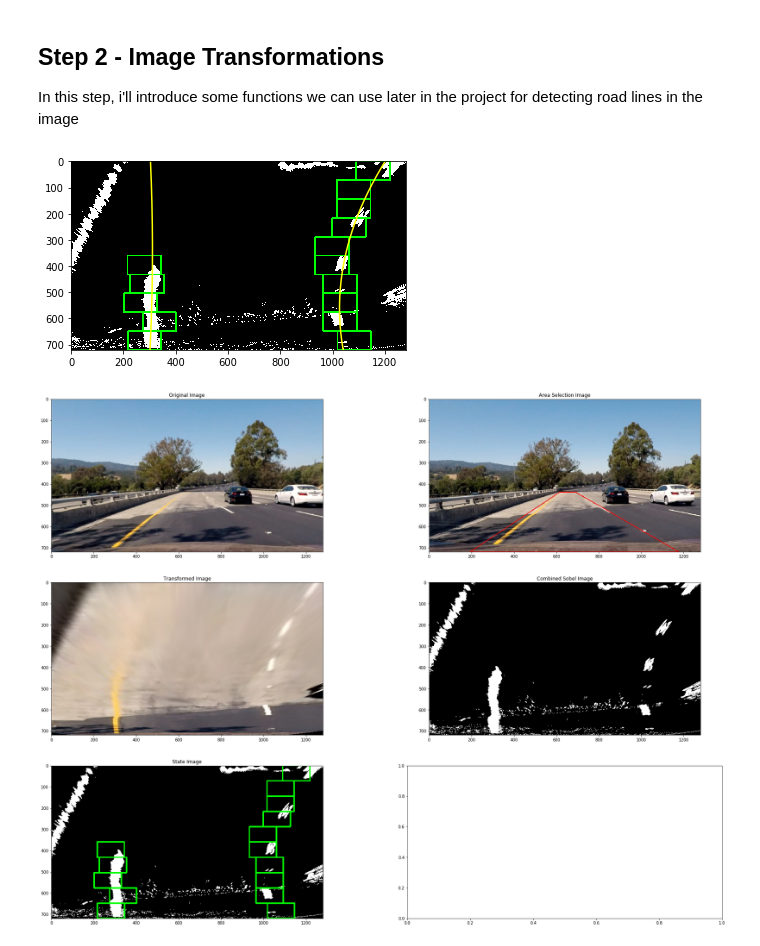
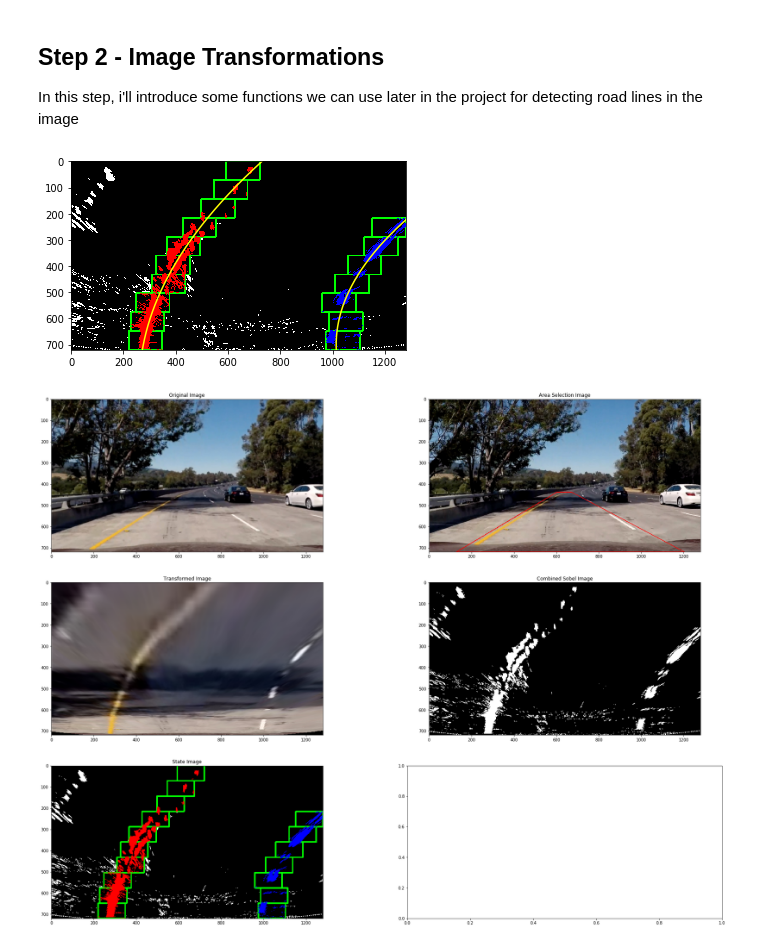
Before and after one commit to sachitv/CarND-Advanced-Lane-Lines, a Jupyter notebook: Project4.ipynb, the cells around one changed output. Drawn from its saved outputs; the diff is of its cells as text; code cells hidden in the pictures.

Commit message:
Small Improvements
- Colour the detected lines red and blue
- Optimisation to find average of best points in getBestPoint

```diff
--- a/Project4.ipynb
+++ b/Project4.ipynb
@@ -194,10 +194,10 @@ def getROIImage(img):
     width, height = img.shape[1], img.shape[0]
 
     up = 0.61*height;
-    bottom_left = (0.15*width, height);
-    mid_left = (0.48*width,up);
-    mid_right = [0.54*width,up];
-    bottom_right = [0.92*width, height];
+    bottom_left = (0.10*width, height);
+    mid_left = (0.47*width,up);
+    mid_right = [0.525*width,up];
+    bottom_right = [0.94*width, height];
 
     #Uncomment this line for debugging purposes only
     img_copy = np.copy(img);
@@ -310,7 +310,8 @@ class State():
         right_fitx = right_fit[0]*ploty**2 + right_fit[1]*ploty + right_fit[2]
 
         #print(out_img.shape)
-        #out_img[nonZeroYLeft, nonZeroXLeft] = [255, 0, 0]
+        out_img[nonZeroYLeft, nonZeroXLeft] = [255, 0, 0]
+        out_img[nonZeroYRight, nonZeroXRight] = [0, 0, 255]
 
         plt.imshow(out_img)
         plt.plot(left_fitx, ploty, color='yellow')
@@ -320,7 +321,7 @@ class State():
 
         self.m_OutputImage = out_img
 
-def getBestPoint(maskImage, window_width, window_height, window_start_y, window_start_x, max_deviation_x, threshold_factor=0.05):
+def getBestPoint(maskImage, window_width, window_height, window_start_y, window_start_x, max_deviation_x, threshold_factor=0.03):
     # let's create a sample image
     imgHeight, imgWidth = maskImage.shape[0], maskImage.shape[1]
 
@@ -334,8 +335,6 @@ def getBestPoint(maskImage, window_width, window_height, window_start_y, window_
     startX = max(window_start_x - max_deviation_x, 0)
     endX = min(window_start_x + max_deviation_x, imgWidth - window_width)
 
-    #print(startX, endX)
-
     #boundaries of the window in the Y axis
     startY = max(window_start_y - window_height, 0)
     endY = window_start_y
@@ -343,7 +342,10 @@ def getBestPoint(maskImage, window_width, window_height, window_start_y, window_
     best_value = -1
     best_coordinate = -1
 
-    #at least 5% of the pixels should be activated
+    last_coordinate = int(-1)
+    num_consecutive_best_coordinate = 0
+
+    #at least 'threshold_factor' of the pixels should be activated.
     threshold_value = math.ceil(window_width*window_height*threshold_factor)
 
     #now slide the windowImg across the mask image
@@ -356,6 +358,16 @@ def getBestPoint(maskImage, window_width, window_height, window_start_y, window_
         if((maskSum > best_value) & (maskSum > threshold_value)):
             best_coordinate = x
             best_value = maskSum
+
+        elif( (maskSum == best_value) & (x - last_coordinate == 1) ):
+            num_consecutive_best_coordinate += 1
+            ranges = np.arange(x-num_consecutive_best_coordinate, x)
+            best_coordinate = math.floor(np.average(ranges))
+
+        else:
+            num_consecutive_best_coordinate = 0
+
+        last_coordinate = x
 
     return best_coordinate
 
@@ -470,26 +482,26 @@ def debugDraw(originalImg, areaSelectionImg, transformedImg, combinedSobelMask,
 # %%
 import matplotlib.image as mpimg
 
-img = mpimg.imread("test_images/test4.jpg")
+img = mpimg.imread("test_images/test5.jpg")
 
 #Undistort the Image
 originalImg = undistortImage(img, mtx, dist)
 
 #Let's pass it through a low pass filter to eliminate some noise
 gKernelSize = 5
 originalImg = applyGaussian(originalImg, gKernelSize)
 
 #Let's get the region of interest, aka the part we care about
 transformedImg, transM, areaSelectionImg = getROIImage(img)
 
 #Let's compute the Sobel Mask to detect the edges and combine it with the colour mask to choose the lane lines
 combinedSobelMask = getCombinedSobelMask(transformedImg)
 
 #Detect Lanes now
 s = detectLanes(combinedSobelMask, State(None), True)
 
 #Some Debug Draw Stuff to help visualize what's going on.
 debugDraw(originalImg, areaSelectionImg, transformedImg, combinedSobelMask, s)
 # %% [output]
-[figure, old version]
+[figure, new version]
-[figure, old version]
+[figure, new version]
```
